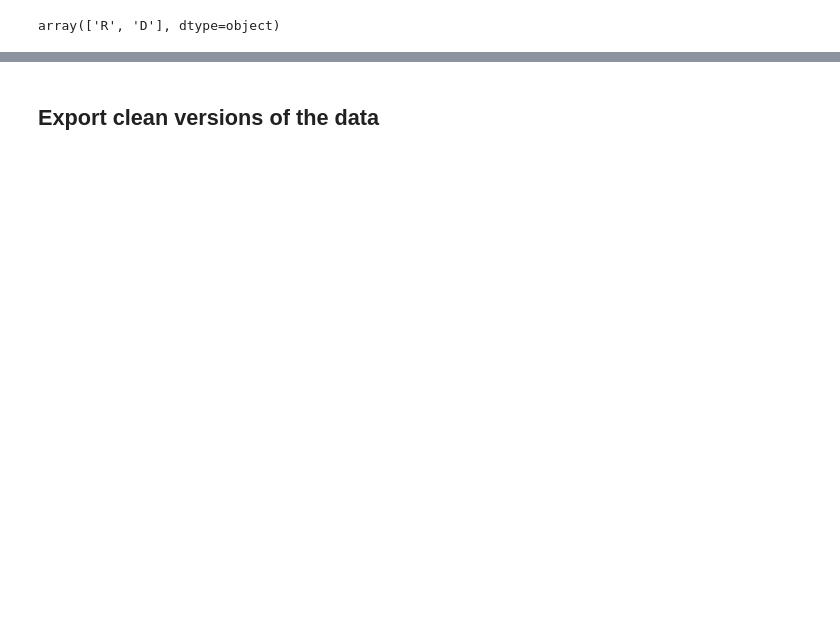
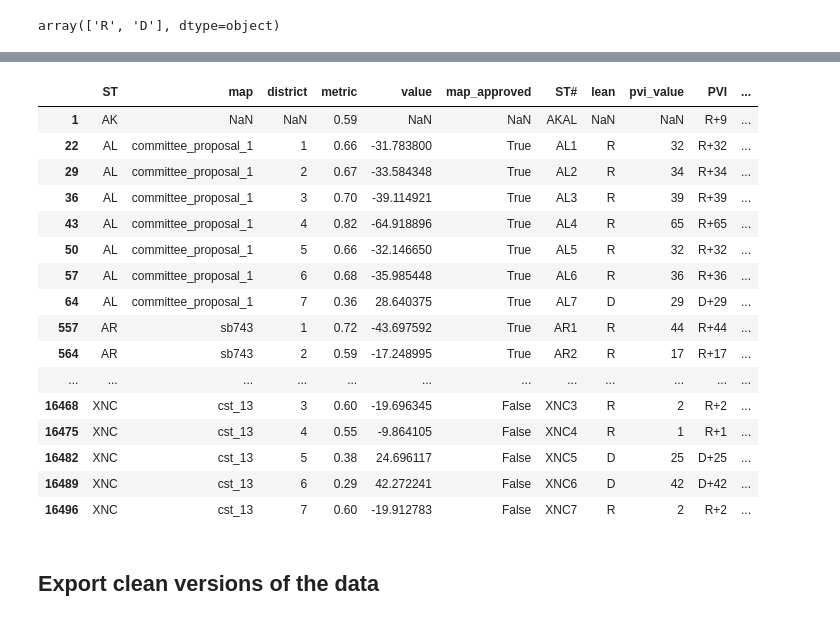
Before and after one commit to xadomatis/redistricting_project, a Jupyter notebook: cleaning/cleaning_118.ipynb, the cells around one changed output, grey strips where cells are left out. Saved outputs shown, nothing was run; the diff lists cells and outputs as text; code cells hidden in the pictures; blank space fills up the shorter version.

```diff
--- a/cleaning/cleaning_118.ipynb
+++ b/cleaning/cleaning_118.ipynb
@@ -148,6 +143,26 @@ pvi_118.tail()
 #add static points
 pvi_118["year"] = 2022
 pvi_118["congress"] = 118
+# %%
+pvi_118
+# %% [output]
+|  | ST | map | district | metric | value | map_approved | ST# | lean | pvi_value | PVI | ... |
+| 1 | AK | NaN | NaN | 0.59 | NaN | NaN | AKAL | NaN | NaN | R+9 | ... |
+| 22 | AL | committee_proposal_1 | 1 | 0.66 | -31.783800 | True | AL1 | R | 32 | R+32 | ... |
+| 29 | AL | committee_proposal_1 | 2 | 0.67 | -33.584348 | True | AL2 | R | 34 | R+34 | ... |
+| 36 | AL | committee_proposal_1 | 3 | 0.70 | -39.114921 | True | AL3 | R | 39 | R+39 | ... |
+| 43 | AL | committee_proposal_1 | 4 | 0.82 | -64.918896 | True | AL4 | R | 65 | R+65 | ... |
+| 50 | AL | committee_proposal_1 | 5 | 0.66 | -32.146650 | True | AL5 | R | 32 | R+32 | ... |
+| 57 | AL | committee_proposal_1 | 6 | 0.68 | -35.985448 | True | AL6 | R | 36 | R+36 | ... |
+| 64 | AL | committee_proposal_1 | 7 | 0.36 | 28.640375 | True | AL7 | D | 29 | D+29 | ... |
+| 557 | AR | sb743 | 1 | 0.72 | -43.697592 | True | AR1 | R | 44 | R+44 | ... |
+| 564 | AR | sb743 | 2 | 0.59 | -17.248995 | True | AR2 | R | 17 | R+17 | ... |
+| ... | ... | ... | ... | ... | ... | ... | ... | ... | ... | ... | ... |
+| 16468 | XNC | cst_13 | 3 | 0.60 | -19.696345 | False | XNC3 | R | 2 | R+2 | ... |
+| 16475 | XNC | cst_13 | 4 | 0.55 | -9.864105 | False | XNC4 | R | 1 | R+1 | ... |
+| 16482 | XNC | cst_13 | 5 | 0.38 | 24.696117 | False | XNC5 | D | 25 | D+25 | ... |
+| 16489 | XNC | cst_13 | 6 | 0.29 | 42.272241 | False | XNC6 | D | 42 | D+42 | ... |
+| 16496 | XNC | cst_13 | 7 | 0.60 | -19.912783 | False | XNC7 | R | 2 | R+2 | ... |
 # %% [markdown]
 ## Export clean versions of the data
 # %%
```
Also changed, not shown: parts of 7 cells of this notebook, 14 other files.
